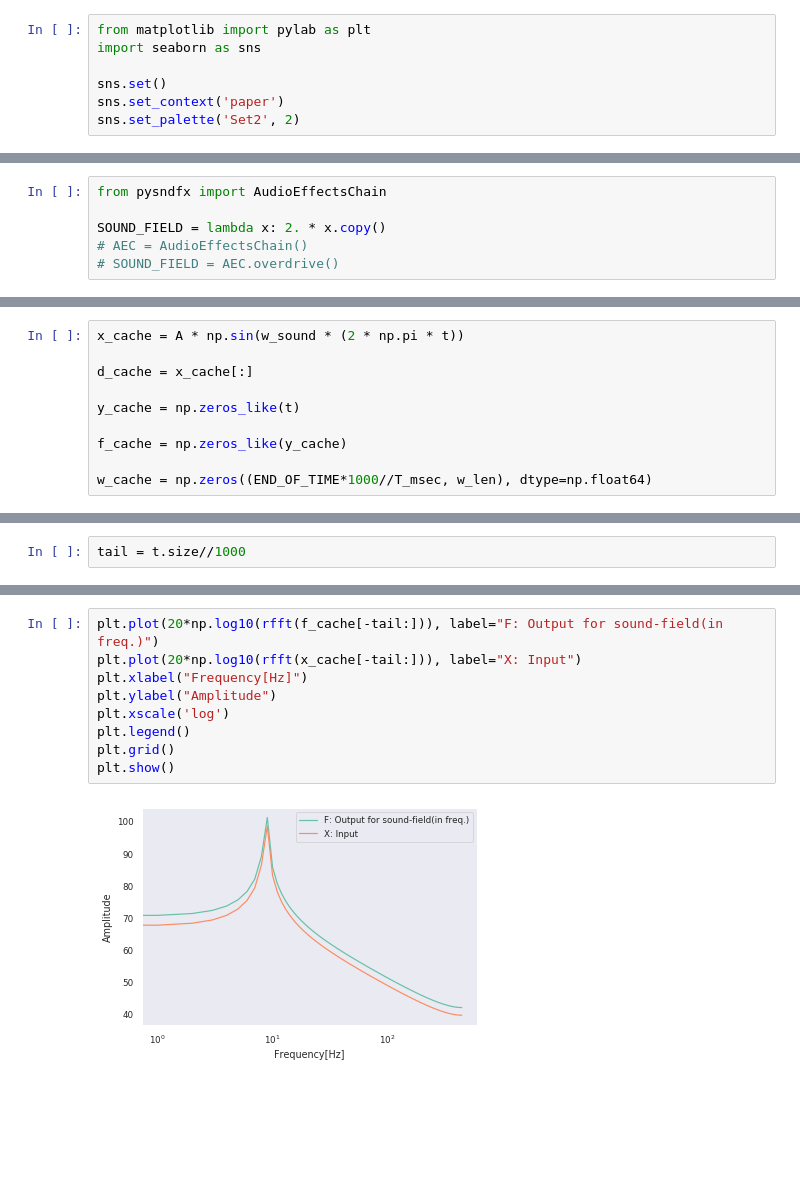
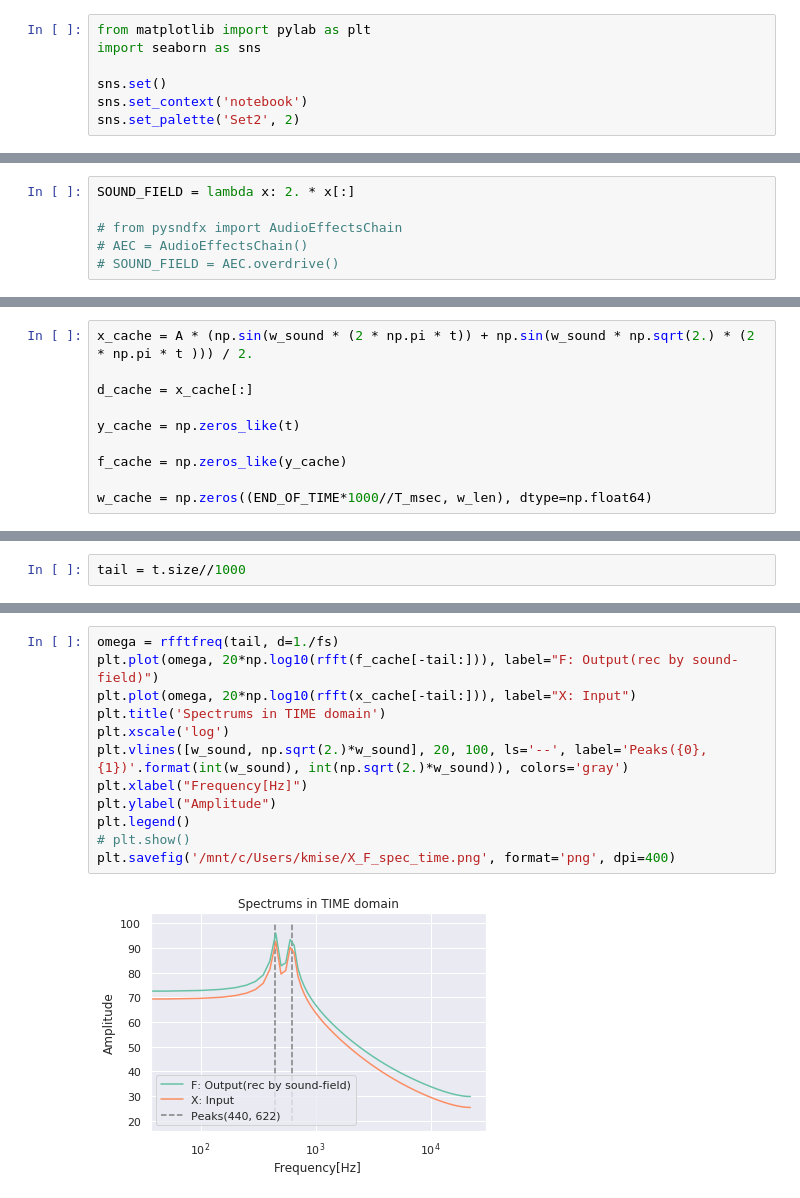
Before and after one commit to borley1211/audapter, a Jupyter notebook: notebooks/test_in_time.ipynb, the cells around one changed output, grey strips where cells are left out. Saved outputs shown, nothing was run; the diff lists cells and outputs as text; blank space fills up the shorter version.

```diff
--- a/notebooks/test_in_time.ipynb
+++ b/notebooks/test_in_time.ipynb
@@ -11,14 +11,14 @@ from matplotlib import pylab as plt
 import seaborn as sns
 
 sns.set()
-sns.set_context('paper')
+sns.set_context('notebook')
 sns.set_palette('Set2', 2)
 # %% [markdown]
 ## import Virtual Error Source
 # %%
-from pysndfx import AudioEffectsChain
+SOUND_FIELD = lambda x: 2. * x[:]
 
-SOUND_FIELD = lambda x: 2. * x.copy()
+# from pysndfx import AudioEffectsChain
 # AEC = AudioEffectsChain()
 # SOUND_FIELD = AEC.overdrive()
 # %% [markdown]
@@ -57,7 +57,7 @@ t = np.linspace(0, END_OF_TIME, fs*END_OF_TIME, dtype=np.float64)
 # %% [markdown]
 ## Make Arrays for Caching
 # %%
-x_cache = A * np.sin(w_sound * (2 * np.pi * t))
+x_cache = A * (np.sin(w_sound * (2 * np.pi * t)) + np.sin(w_sound * np.sqrt(2.) * (2 * np.pi * t ))) / 2.
 
 d_cache = x_cache[:]
 
@@ -160,11 +171,14 @@ plt.show()
 # %%
-plt.plot(20*np.log10(rfft(f_cache[-tail:])), label="F: Output for sound-field(in freq.)")
-plt.plot(20*np.log10(rfft(x_cache[-tail:])), label="X: Input")
+omega = rfftfreq(tail, d=1./fs)
+plt.plot(omega, 20*np.log10(rfft(f_cache[-tail:])), label="F: Output(rec by sound-field)")
+plt.plot(omega, 20*np.log10(rfft(x_cache[-tail:])), label="X: Input")
+plt.title('Spectrums in TIME domain')
+plt.xscale('log')
+plt.vlines([w_sound, np.sqrt(2.)*w_sound], 20, 100, ls='--', label='Peaks({0}, {1})'.format(int(w_sound), int(np.sqrt(2.)*w_sound)), colors='gray')
 plt.xlabel("Frequency[Hz]")
 plt.ylabel("Amplitude")
-plt.xscale('log')
 plt.legend()
-plt.grid()
-plt.show()
+# plt.show()
+plt.savefig('/mnt/c/Users/kmise/X_F_spec_time.png', format='png', dpi=400)
 # %% [output]
-[figure, old version]
+[figure, new version]
```
Also changed, not shown: parts of 4 cells of this notebook, 4 other files.
